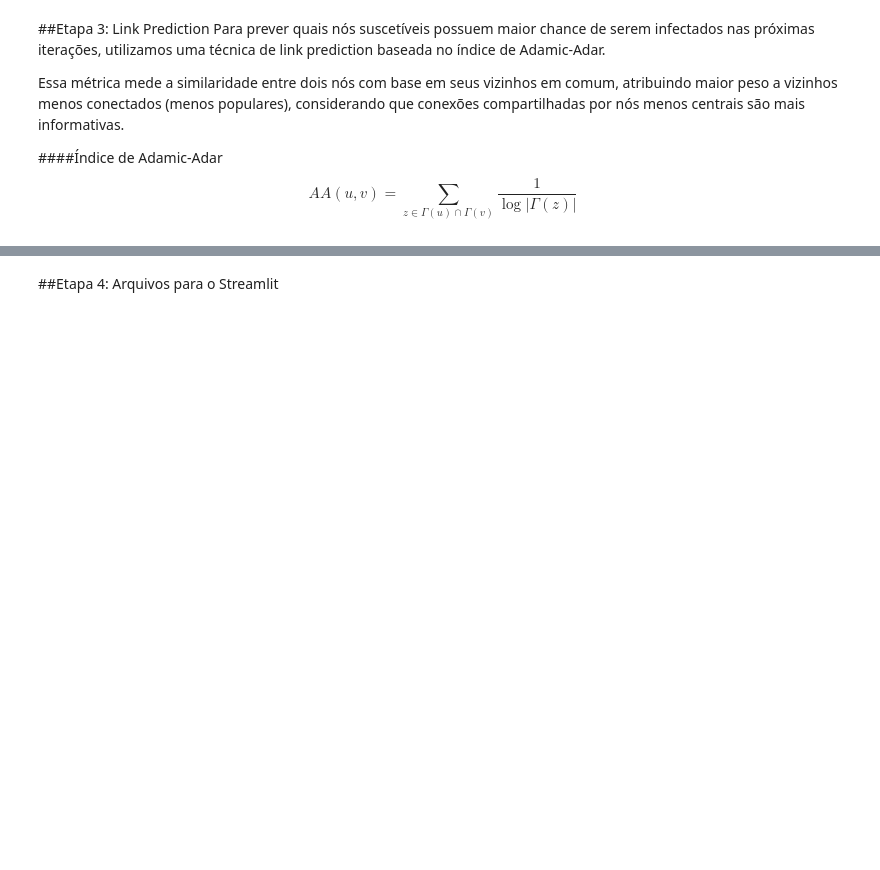
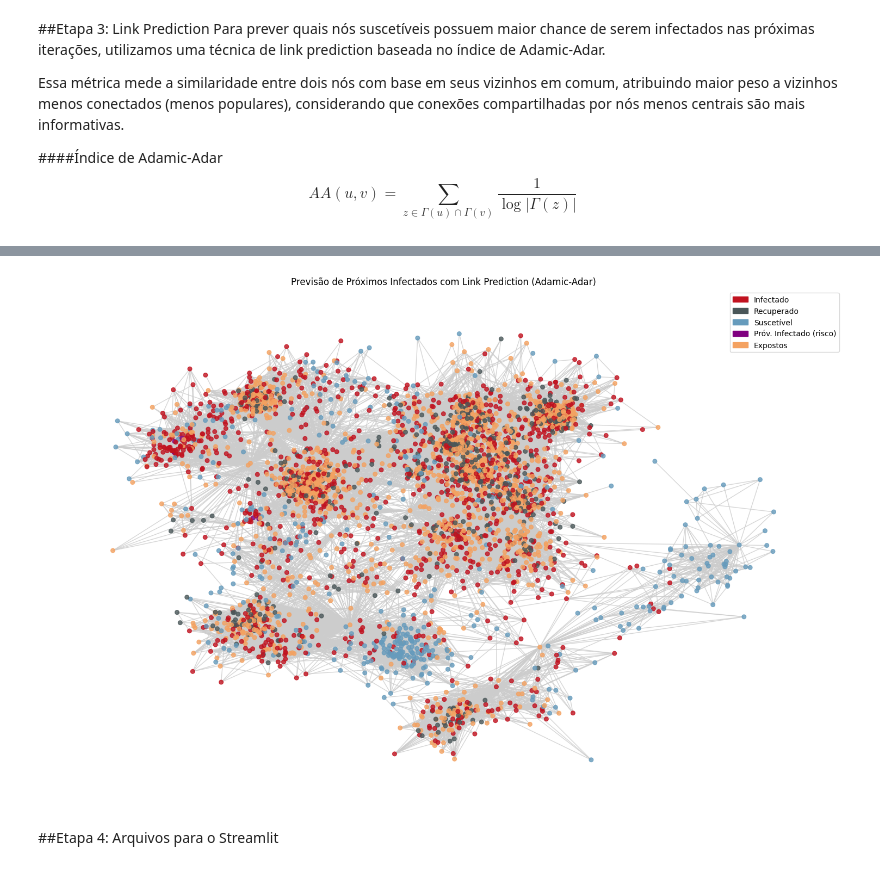
Before and after one commit to AllaneE/Simula-o-da-COVID-19, a Jupyter notebook: Simulação_da_COVID_19.ipynb, the cells around one changed output, grey strips where cells are left out. Drawn from its saved outputs; the diff is of its cells as text; code cells hidden in the pictures; blank space fills up the shorter version.

```diff
--- a/Simulação_da_COVID_19.ipynb
+++ b/Simulação_da_COVID_19.ipynb
@@ -478,4 +495,48 @@ Node 70: 0.17095990351369836
 -----------------------------------------------------------
+# %%
+colors = []
+for node in G_sim.nodes():
+    if node in infectados_final:
+        colors.append("#C1121F")  # vermelho - infectado
+    elif model.status[node] == 3:
+        colors.append("#4A5759")  # verde - recuperado
+    elif model.status[node] == 0:
+        if node in dict(top_10[:5]):  # Use top_10[:5] instead of top_5
+            colors.append("purple")  # amarelo - em risco
+        else:
+            colors.append("#669BBC")  # cinza - suscetível
+    else:
+        colors.append("#F4A261")  # azul - outros (ex: expostos)
+
+# Desenhar grafo
+plt.figure(figsize=(15, 10))
+nx.draw_networkx(
+    G_sim,
+    pos,
+    node_color=colors,
+    node_size=30,
+    edge_color="#cccccc",
+    with_labels=False,
+    alpha=0.8
+)
+
+# Legenda
+import matplotlib.patches as mpatches
+legend_elements = [
+    mpatches.Patch(color="#C1121F", label="Infectado"),
+    mpatches.Patch(color="#4A5759", label="Recuperado"),
+    mpatches.Patch(color="#669BBC", label="Suscetível"),
+    mpatches.Patch(color="purple", label="Próv. Infectado (risco)"),
+    mpatches.Patch(color="#F4A261", label="Expostos"),
+]
+
+plt.legend(handles=legend_elements)
+plt.title("Previsão de Próximos Infectados com Link Prediction (Adamic-Adar)")
+plt.axis("off")
+plt.tight_layout()
+plt.show()
+# %% [output]
+[figure, added]
 # %% [markdown]
 ##Etapa 4: Arquivos para o Streamlit
 # %%
```
Also changed, not shown: parts of 10 cells of this notebook, 1 other file.
